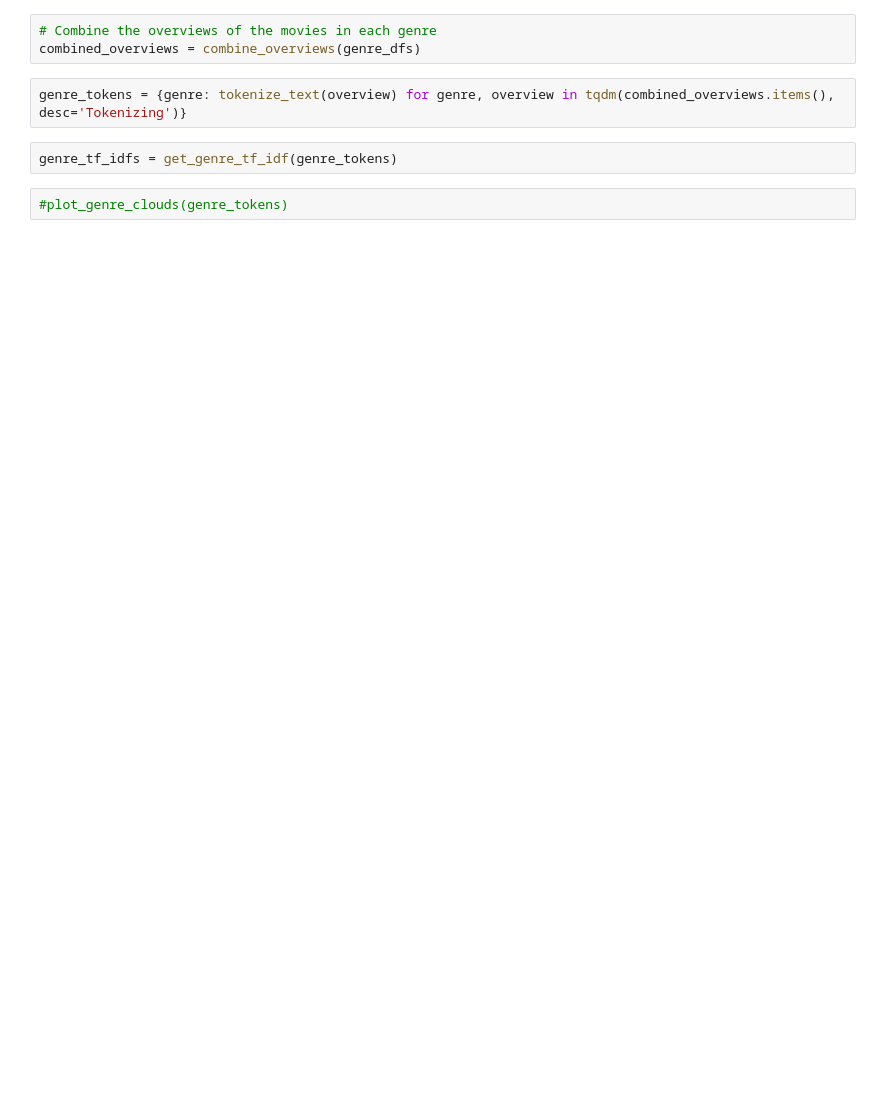
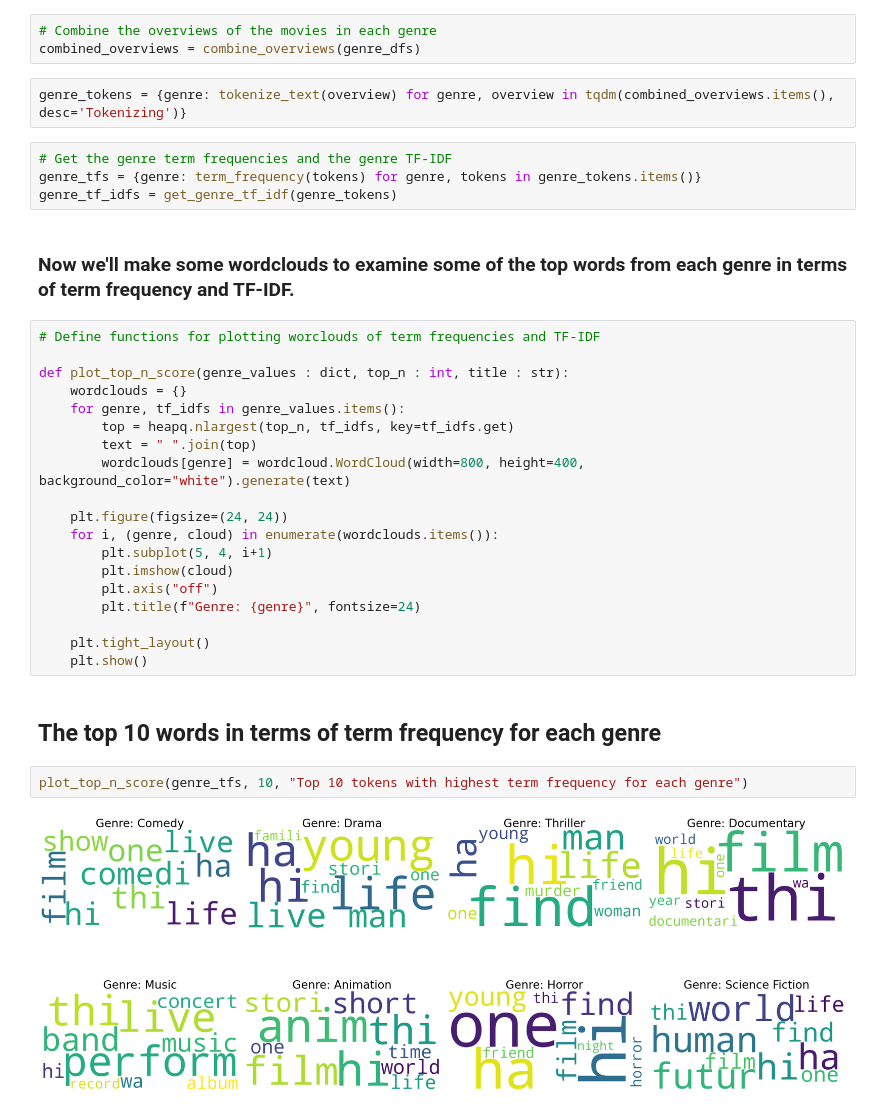
Before and after one commit to Simo067m/ComSocSci-Assignments, a Jupyter notebook: project/text_analysis.ipynb, the cells around one changed output. Saved outputs shown, nothing was run; the diff lists cells and outputs as text; blank space fills up the shorter version.

```diff
--- a/project/text_analysis.ipynb
+++ b/project/text_analysis.ipynb
@@ -176,7 +256,34 @@ print(lengths)
 combined_overviews = combine_overviews(genre_dfs)
 # %%
 genre_tokens = {genre: tokenize_text(overview) for genre, overview in tqdm(combined_overviews.items(), desc='Tokenizing')}
-# %%
-genre_tf_idfs = get_genre_tf_idf(genre_tokens)
-# %%
-#plot_genre_clouds(genre_tokens)
+# %%
+# Get the genre term frequencies and the genre TF-IDF
+genre_tfs = {genre: term_frequency(tokens) for genre, tokens in genre_tokens.items()}
+genre_tf_idfs = get_genre_tf_idf(genre_tokens)
+# %% [markdown]
+### Now we'll make some wordclouds to examine some of the top words from each genre in terms of term frequency and TF-IDF.
+# %%
+# Define functions for plotting worclouds of term frequencies and TF-IDF
+
+def plot_top_n_score(genre_values : dict, top_n : int, title : str):
+    wordclouds = {}
+    for genre, tf_idfs in genre_values.items():
+        top = heapq.nlargest(top_n, tf_idfs, key=tf_idfs.get)
+        text = " ".join(top)
+        wordclouds[genre] = wordcloud.WordCloud(width=800, height=400, background_color="white").generate(text)
+
+    plt.figure(figsize=(24, 24))
+    for i, (genre, cloud) in enumerate(wordclouds.items()):
+        plt.subplot(5, 4, i+1)
+        plt.imshow(cloud)
+        plt.axis("off")
+        plt.title(f"Genre: {genre}", fontsize=24)
+
+    plt.tight_layout()
+    plt.show()
+# %% [markdown]
+## The top 10 words in terms of term frequency for each genre
+# %%
+plot_top_n_score(genre_tfs, 10, "Top 10 tokens with highest term frequency for each genre")
+# %% [output]
+[figure, added]
```
Also changed, not shown: parts of 18 cells of this notebook.
